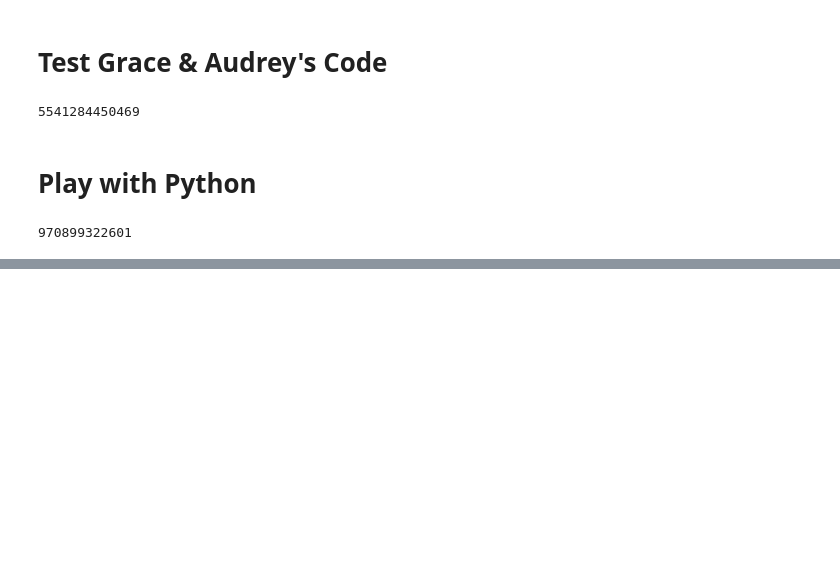
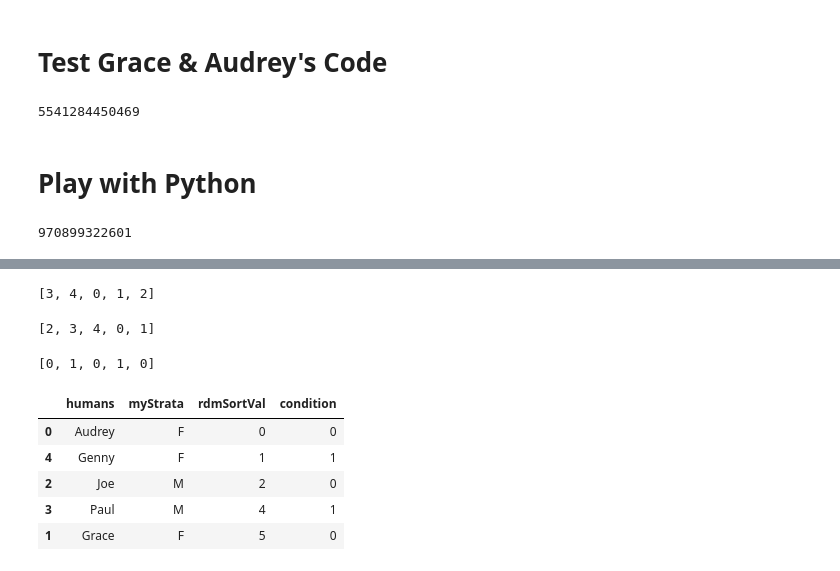
Before and after one commit to gturke/randomize, a Jupyter notebook: genericRandomzationCode.ipynb, the cells around one changed output, grey strips where cells are left out. Cells and saved outputs as stored; diff of their text form; code cells hidden in the pictures; blank space fills up the shorter version.

```diff
--- a/genericRandomzationCode.ipynb
+++ b/genericRandomzationCode.ipynb
@@ -80,0 +169,49 @@ pd.reah
+# %%
+insert + myList
+# %% [output]
+[3, 4, 0, 1, 2]
+# %%
+number = 5
+myList = list(range(number))
+startCode = np.random.choice(myList)
+beginCode = myList[startCode:]
+myList[startCode:] = []
+beginCode + myList
+#((len(test)//number) * newList)[:-(len(test)%number)]
+remain = len(test)%number
+divide = len(test)//number
+if remain != 0:
+    append = (divide * newList)[:-(remain)]
+else:
+    append = (divide * newList)
+append
+# %% [output]
+[2, 3, 4, 0, 1]
+# %%
+p = 0
+num_cond = 2
+a = np.random.choice(num_cond)
+assign = []
+while p < len(test):
+    if a == (num_cond - 1):
+        assign.append(a)
+        a = 0
+    else:
+        assign.append(a)
+        a += 1
+    p+=1
+# %%
+assign
+# %% [output]
+[0, 1, 0, 1, 0]
+# %%
+test['condition'] = assign
+# %%
+test
+# %% [output]
+|  | humans | myStrata | rdmSortVal | condition |
+| 0 | Audrey | F | 0 | 0 |
+| 4 | Genny | F | 1 | 1 |
+| 2 | Joe | M | 2 | 0 |
+| 3 | Paul | M | 4 | 1 |
+| 1 | Grace | F | 5 | 0 |
```
Also changed, not shown: parts of 24 cells of this notebook, 2 other files.
